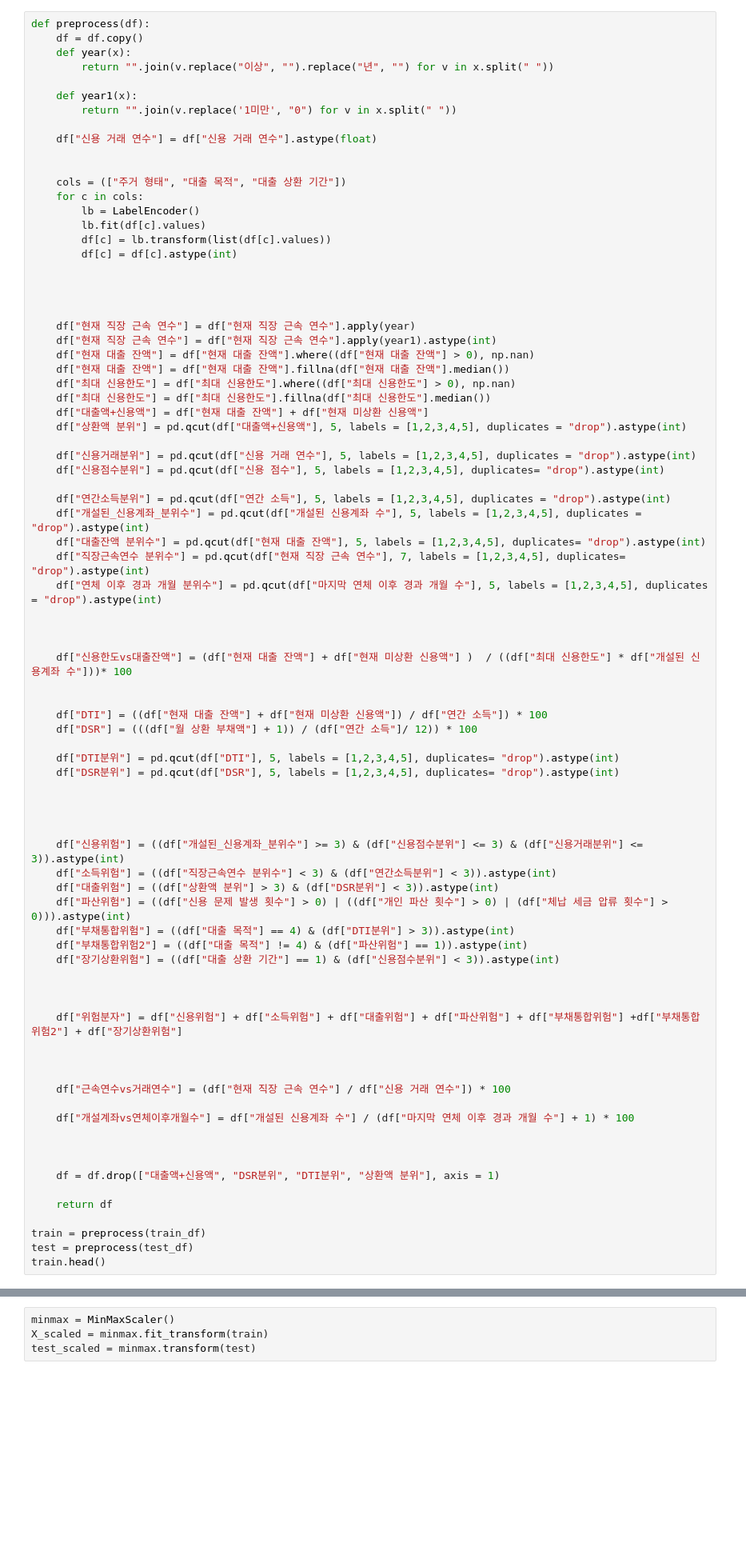
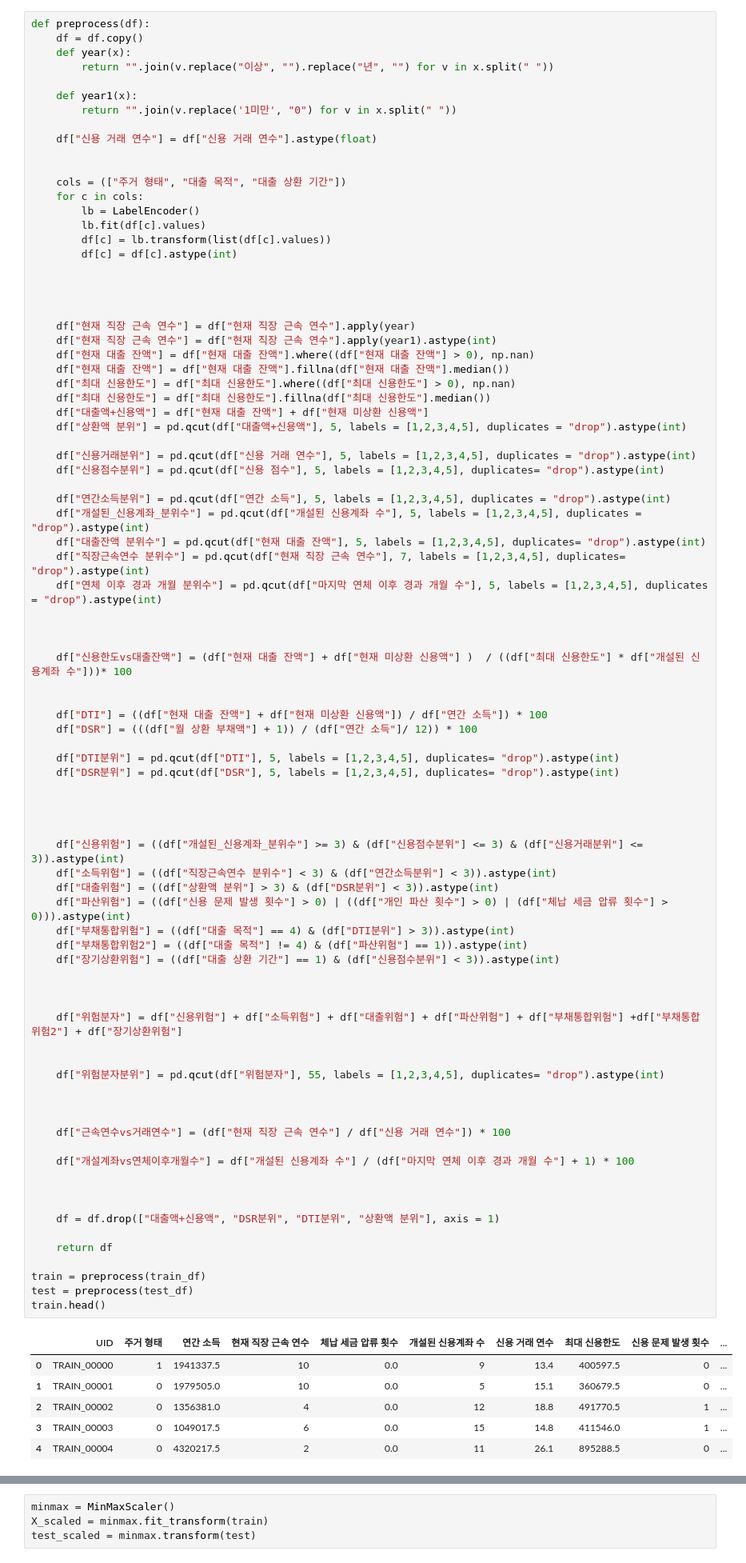
Before and after one commit to yunjun0914/dacon, a Jupyter notebook: 채무불이행 여부/제출용.ipynb, the cells around one changed output, grey strips where cells are left out. Shown at 80% size. Saved outputs shown, nothing was run; the diff lists cells and outputs as text; blank space fills up the shorter version.

```diff
--- a/채무불이행 여부/제출용.ipynb
+++ b/채무불이행 여부/제출용.ipynb
@@ -74,30 +77,40 @@ def preprocess(df):
 
 
 
     df["신용위험"] = ((df["개설된_신용계좌_분위수"] >= 3) & (df["신용점수분위"] <= 3) & (df["신용거래분위"] <= 3)).astype(int)
     df["소득위험"] = ((df["직장근속연수 분위수"] < 3) & (df["연간소득분위"] < 3)).astype(int)
     df["대출위험"] = ((df["상환액 분위"] > 3) & (df["DSR분위"] < 3)).astype(int)
     df["파산위험"] = ((df["신용 문제 발생 횟수"] > 0) | ((df["개인 파산 횟수"] > 0) | (df["체납 세금 압류 횟수"] > 0))).astype(int)
     df["부채통합위험"] = ((df["대출 목적"] == 4) & (df["DTI분위"] > 3)).astype(int)
     df["부채통합위험2"] = ((df["대출 목적"] != 4) & (df["파산위험"] == 1)).astype(int)
     df["장기상환위험"] = ((df["대출 상환 기간"] == 1) & (df["신용점수분위"] < 3)).astype(int)
 
 
 
     df["위험분자"] = df["신용위험"] + df["소득위험"] + df["대출위험"] + df["파산위험"] + df["부채통합위험"] +df["부채통합위험2"] + df["장기상환위험"]
 
 
+    df["위험분자분위"] = pd.qcut(df["위험분자"], 55, labels = [1,2,3,4,5], duplicates= "drop").astype(int)
+
+
 
     df["근속연수vs거래연수"] = (df["현재 직장 근속 연수"] / df["신용 거래 연수"]) * 100
 
     df["개설계좌vs연체이후개월수"] = df["개설된 신용계좌 수"] / (df["마지막 연체 이후 경과 개월 수"] + 1) * 100
 
 
 
     df = df.drop(["대출액+신용액", "DSR분위", "DTI분위", "상환액 분위"], axis = 1)
 
     return df
 
 train = preprocess(train_df)
 test = preprocess(test_df)
 train.head()
+# %% [output]
+|  | UID | 주거 형태 | 연간 소득 | 현재 직장 근속 연수 | 체납 세금 압류 횟수 | 개설된 신용계좌 수 | 신용 거래 연수 | 최대 신용한도 | 신용 문제 발생 횟수 | ... |
+| 0 | TRAIN_00000 | 1 | 1941337.5 | 10 | 0.0 | 9 | 13.4 | 400597.5 | 0 | ... |
+| 1 | TRAIN_00001 | 0 | 1979505.0 | 10 | 0.0 | 5 | 15.1 | 360679.5 | 0 | ... |
+| 2 | TRAIN_00002 | 0 | 1356381.0 | 4 | 0.0 | 12 | 18.8 | 491770.5 | 1 | ... |
+| 3 | TRAIN_00003 | 0 | 1049017.5 | 6 | 0.0 | 15 | 14.8 | 411546.0 | 1 | ... |
+| 4 | TRAIN_00004 | 0 | 4320217.5 | 2 | 0.0 | 11 | 26.1 | 895288.5 | 0 | ... |
```
Also changed, not shown: parts of 8 cells of this notebook, 1 other file.
